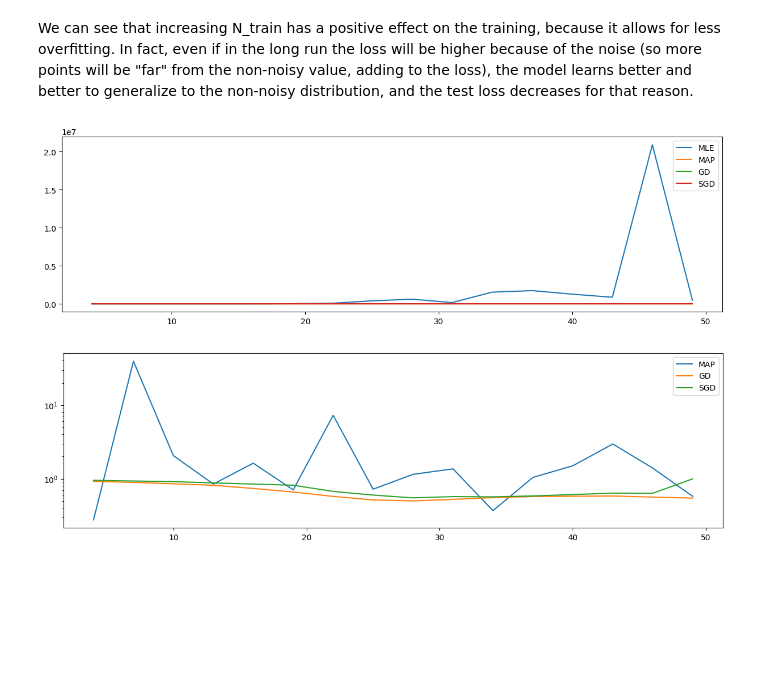
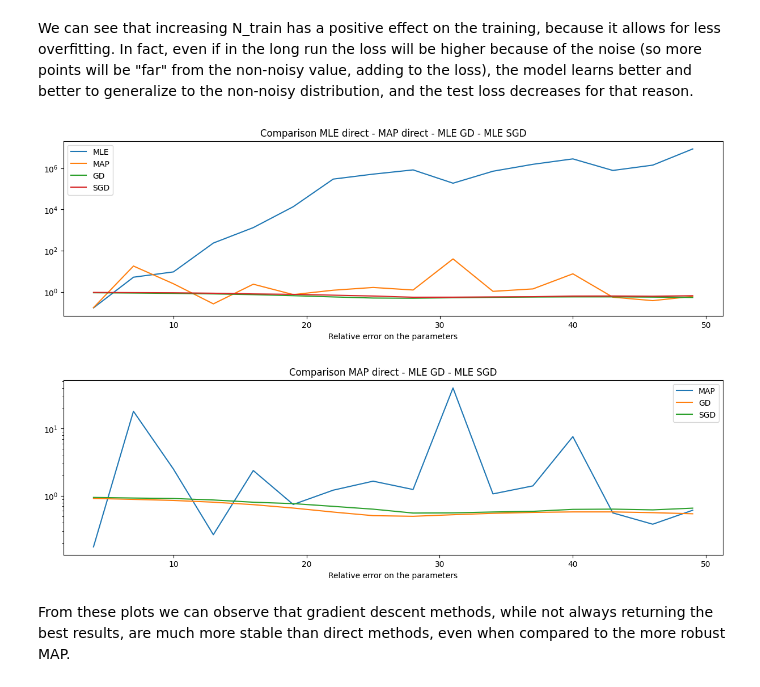
Before and after one commit to MarcelloCeresini/StatMatMethodsAI, a Jupyter notebook: src/Homework4_part1.ipynb, the cells around one changed output. Saved outputs shown, nothing was run; the diff lists cells and outputs as text; code cells hidden in the pictures; blank space fills up the shorter version.

```diff
--- a/src/Homework4_part1.ipynb
+++ b/src/Homework4_part1.ipynb
@@ -353,7 +353,7 @@ def SGD(loss_func, grad_func, k, w0, data, batch_size, n_epochs):
         n_epochs = 100
     ###
 
-    for epoch in tqdm(range(n_epochs)):
+    for epoch in range(n_epochs):
         indeces = np.arange(len(Y))
         np.random.shuffle(indeces)
         X = X[indeces]
@@ -411,20 +411,29 @@ for k in (k_vals:=np.arange(4, 50, 3)):
 # %%
 _, ax = plt.subplots(1, 1,figsize=(15, 4))
 labels = ["MLE", "MAP", "GD", "SGD"]
 for i in range(len(labels)):
     ax.plot(k_vals, [total_errors[j][i] for j in range(len(total_errors))], label=labels[i])
 
 ax.legend()
+ax.set_xlabel("K")
+ax.set_xlabel("Relative error on the parameters")
+ax.set_title("Comparison MLE direct - MAP direct - MLE GD - MLE SGD")
+ax.set_yscale("log")
 plt.show()
 # %% [output]
-[figure, old version]
+[figure, new version]
 # %%
 _, ax = plt.subplots(1, 1,figsize=(15, 4))
 for i in range(1, len(labels)):
     ax.plot(k_vals, [total_errors[j][i] for j in range(len(total_errors))], label=labels[i])
 
 ax.legend()
+ax.set_xlabel("K")
+ax.set_xlabel("Relative error on the parameters")
+ax.set_title("Comparison MAP direct - MLE GD - MLE SGD")
 ax.set_yscale("log")
 plt.show()
 # %% [output]
-[figure, old version]
+[figure, new version]
+# %% [markdown]
+From these plots we can observe that gradient descent methods, while not always returning the best results, are much more stable than direct methods, even when compared to the more robust MAP.
```
Also changed, not shown: parts of 4 cells of this notebook, 1 other file.
